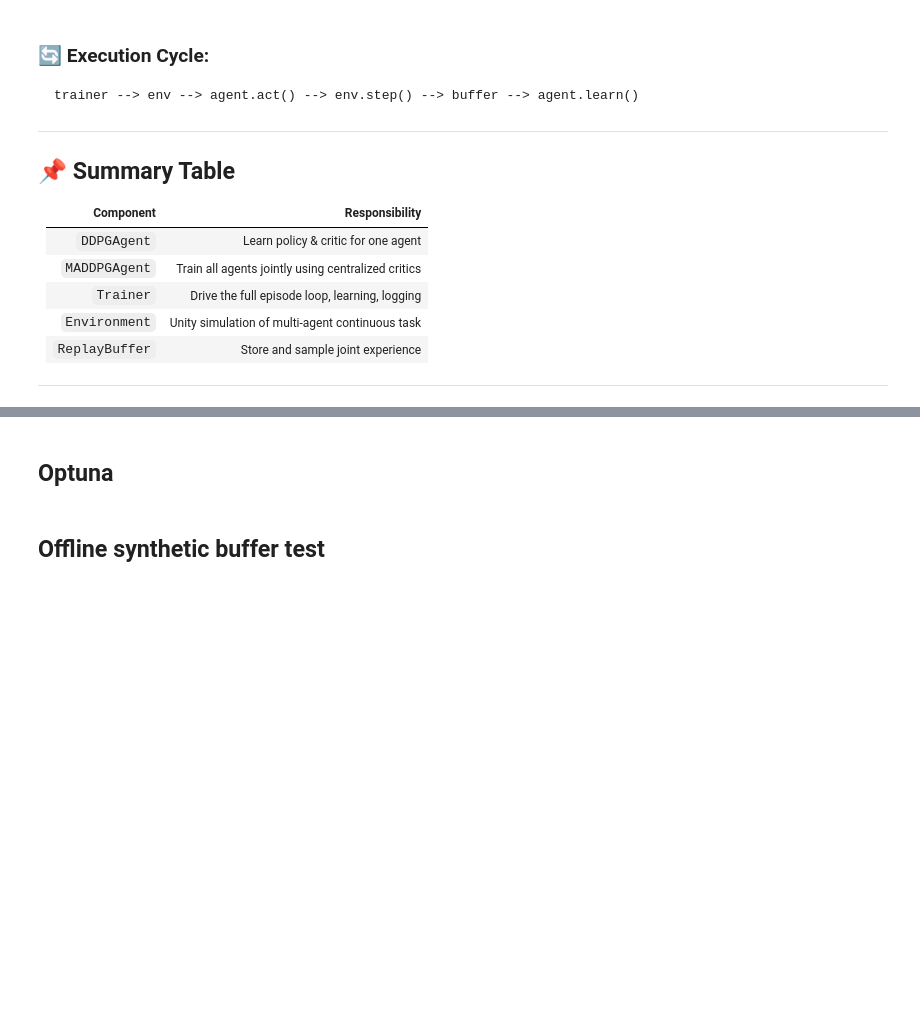
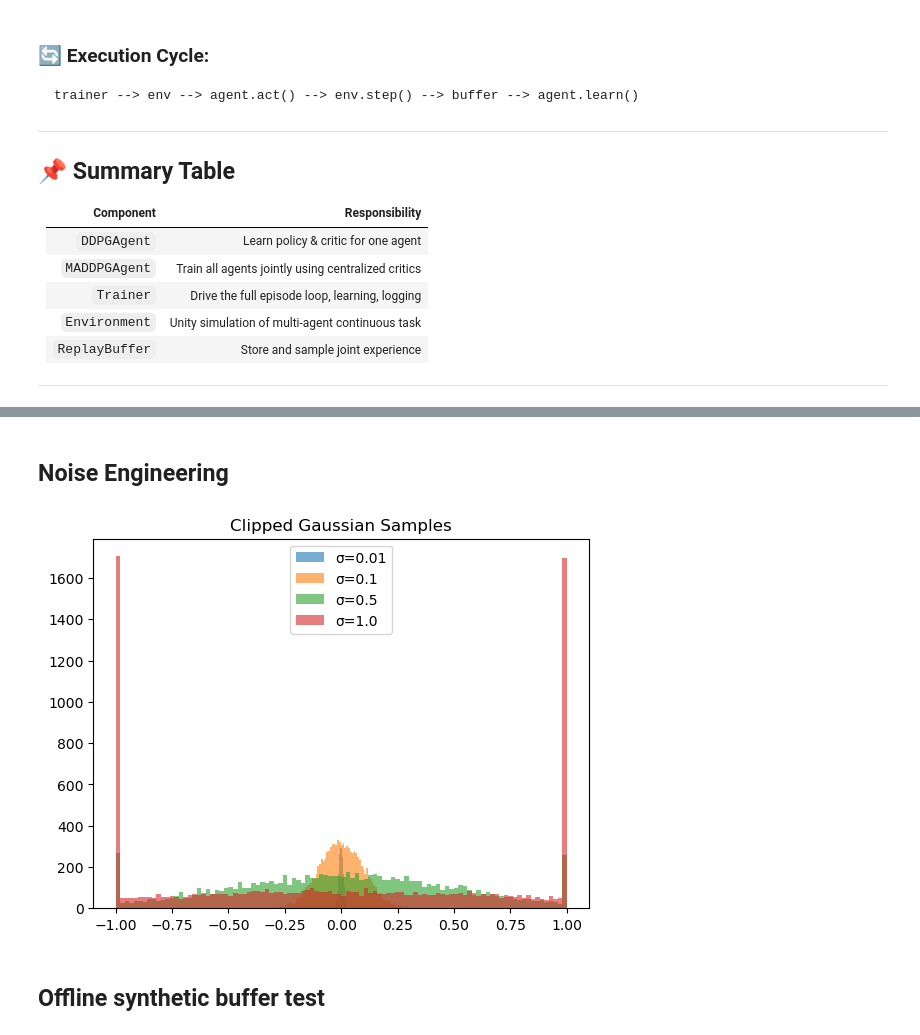
Before and after one commit to olivergrau/project-showroom, a Jupyter notebook: projects/reinforcement-learning/collab-and-compet/Tennis.ipynb, the cells around one changed output, grey strips where cells are left out. Saved outputs shown, nothing was run; the diff lists cells and outputs as text; code cells hidden in the pictures; blank space fills up the shorter version.

```diff
--- a/projects/reinforcement-learning/collab-and-compet/Tennis.ipynb
+++ b/projects/reinforcement-learning/collab-and-compet/Tennis.ipynb
@@ -1278,5 +1277,16 @@ KeyboardInterrupt:
-# %% [markdown]
-## Optuna
+# %% [markdown]
+## Noise Engineering
+# %%
+import matplotlib.pyplot as plt
+import numpy as np
+
+sigmas = [0.01, 0.1, 0.5, 1.0]
+for s in sigmas:
+    samples = np.random.normal(0, s, size=10000)
+    plt.hist(np.clip(samples, -1, 1), bins=100, alpha=0.6, label=f"σ={s}")
+plt.legend(); plt.title("Clipped Gaussian Samples"); plt.show()
+# %% [output]
+[figure, added]
 # %% [markdown]
 ## Offline synthetic buffer test
 # %%
```
Also changed, not shown: parts of 1 cell of this notebook, 5 other files.
